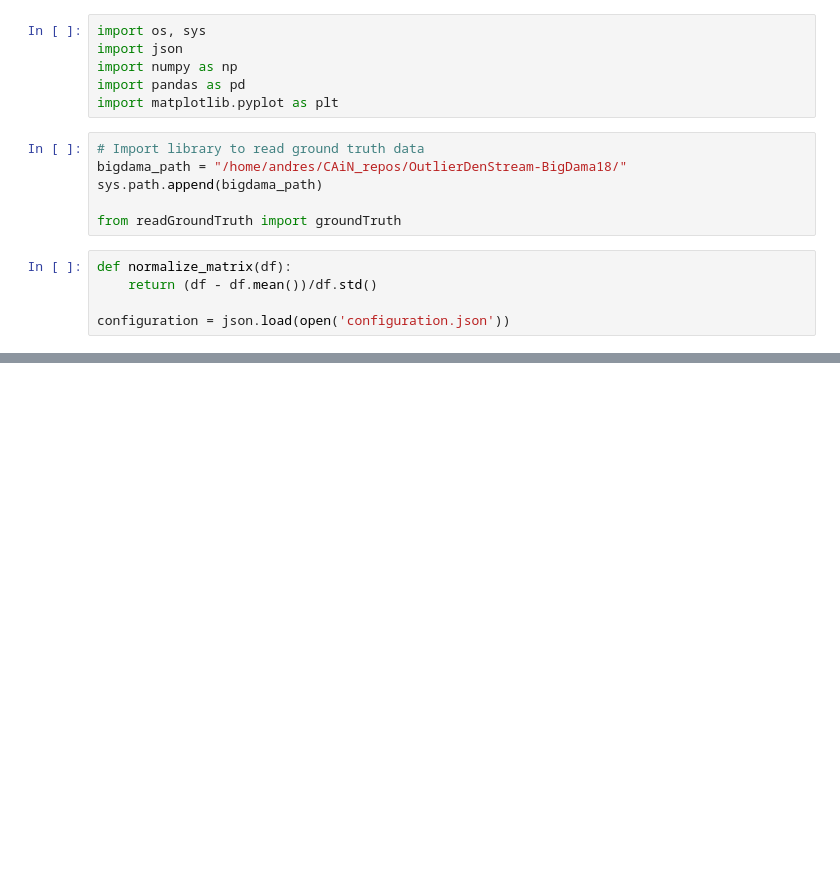
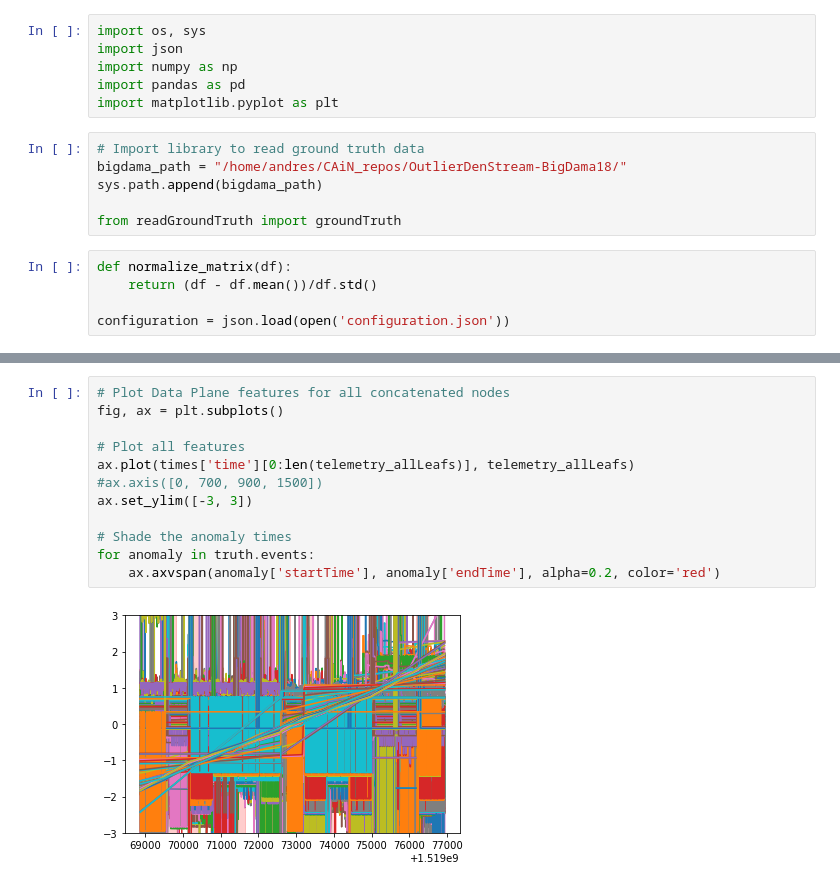
Before and after one commit to glicerico/visualize-telemetry, a Jupyter notebook: notebooks/BigDama.ipynb, the cells around one changed output, grey strips where cells are left out. Saved outputs shown, nothing was run; the diff lists cells and outputs as text; blank space fills up the shorter version.

```diff
--- a/notebooks/BigDama.ipynb
+++ b/notebooks/BigDama.ipynb
@@ -237,0 +266,14 @@ for anomaly in truth.events:
+# %%
+# Plot Data Plane features for all concatenated nodes
+fig, ax = plt.subplots()
+
+# Plot all features
+ax.plot(times['time'][0:len(telemetry_allLeafs)], telemetry_allLeafs)
+#ax.axis([0, 700, 900, 1500])
+ax.set_ylim([-3, 3])
+
+# Shade the anomaly times
+for anomaly in truth.events:
+    ax.axvspan(anomaly['startTime'], anomaly['endTime'], alpha=0.2, color='red')
+# %% [output]
+[figure, added]
```
Also changed, not shown: parts of 7 cells of this notebook, 1 other file.
